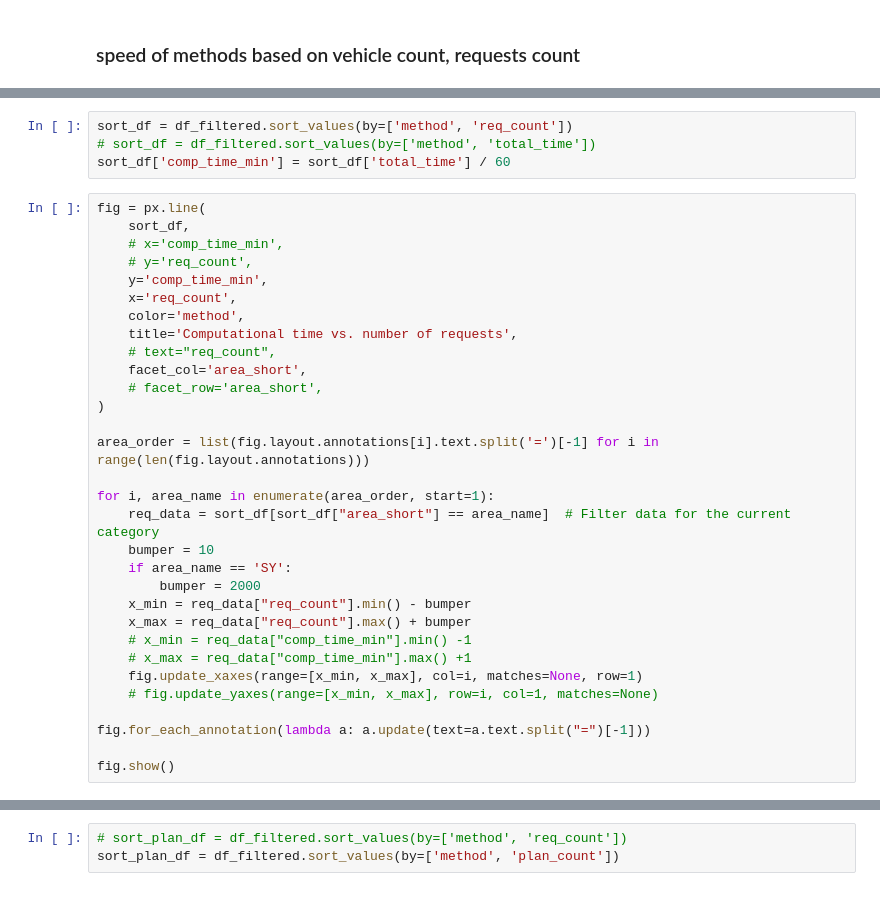
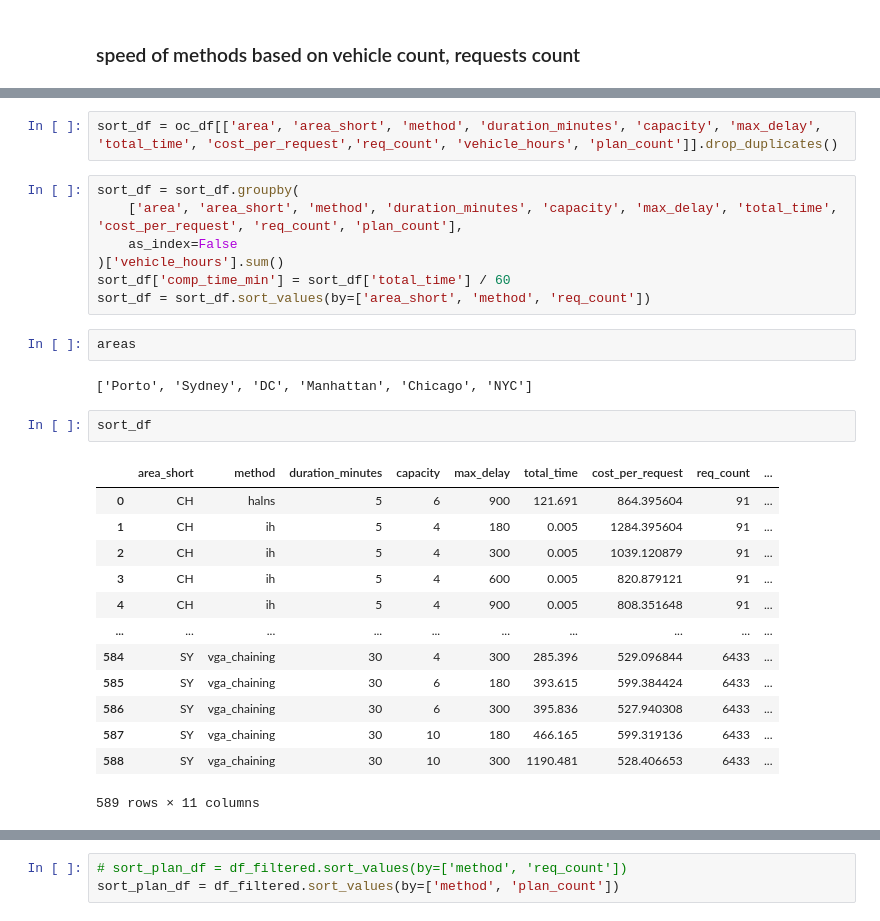
Before and after one commit to aicenter/Ridesharing_DARP_instances, a Jupyter notebook: python/nb/results-bc.ipynb, the cells around one changed output, grey strips where cells are left out. Saved outputs shown, nothing was run; the diff lists cells and outputs as text.

```diff
--- a/python/nb/results-bc.ipynb
+++ b/python/nb/results-bc.ipynb
@@ -939,35 +870,29 @@ df_filtered = oc_df[oc_df['cost_per_request'] > 0]
-# %%
-sort_df = df_filtered.sort_values(by=['method', 'req_count'])
-# sort_df = df_filtered.sort_values(by=['method', 'total_time'])
-sort_df['comp_time_min'] = sort_df['total_time'] / 60
-# %%
-fig = px.line(
-    sort_df,
-    # x='comp_time_min',
-    # y='req_count',
-    y='comp_time_min',
-    x='req_count',
-    color='method',
-    title='Computational time vs. number of requests',
-    # text="req_count",
-    facet_col='area_short',
-    # facet_row='area_short',
-)
-
-area_order = list(fig.layout.annotations[i].text.split('=')[-1] for i in range(len(fig.layout.annotations)))
-
-for i, area_name in enumerate(area_order, start=1):
-    req_data = sort_df[sort_df["area_short"] == area_name]  # Filter data for the current category
-    bumper = 10
-    if area_name == 'SY':
-        bumper = 2000
-    x_min = req_data["req_count"].min() - bumper
-    x_max = req_data["req_count"].max() + bumper
-    # x_min = req_data["comp_time_min"].min() -1
-    # x_max = req_data["comp_time_min"].max() +1
-    fig.update_xaxes(range=[x_min, x_max], col=i, matches=None, row=1)
-    # fig.update_yaxes(range=[x_min, x_max], row=i, col=1, matches=None)
-
-fig.for_each_annotation(lambda a: a.update(text=a.text.split("=")[-1]))
-
-fig.show()
+# %%
+sort_df = oc_df[['area', 'area_short', 'method', 'duration_minutes', 'capacity', 'max_delay', 'total_time', 'cost_per_request','req_count', 'vehicle_hours', 'plan_count']].drop_duplicates()
+# %%
+sort_df = sort_df.groupby(
+    ['area', 'area_short', 'method', 'duration_minutes', 'capacity', 'max_delay', 'total_time', 'cost_per_request', 'req_count', 'plan_count'],
+    as_index=False
+)['vehicle_hours'].sum()
+sort_df['comp_time_min'] = sort_df['total_time'] / 60
+sort_df = sort_df.sort_values(by=['area_short', 'method', 'req_count'])
+# %%
+areas
+# %% [output]
+['Porto', 'Sydney', 'DC', 'Manhattan', 'Chicago', 'NYC']
+# %%
+sort_df
+# %% [output]
+|  | area_short | method | duration_minutes | capacity | max_delay | total_time | cost_per_request | req_count | ... |
+| 0 | CH | halns | 5 | 6 | 900 | 121.691 | 864.395604 | 91 | ... |
+| 1 | CH | ih | 5 | 4 | 180 | 0.005 | 1284.395604 | 91 | ... |
+| 2 | CH | ih | 5 | 4 | 300 | 0.005 | 1039.120879 | 91 | ... |
+| 3 | CH | ih | 5 | 4 | 600 | 0.005 | 820.879121 | 91 | ... |
+| 4 | CH | ih | 5 | 4 | 900 | 0.005 | 808.351648 | 91 | ... |
+| ... | ... | ... | ... | ... | ... | ... | ... | ... | ... |
+| 584 | SY | vga_chaining | 30 | 4 | 300 | 285.396 | 529.096844 | 6433 | ... |
+| 585 | SY | vga_chaining | 30 | 6 | 180 | 393.615 | 599.384424 | 6433 | ... |
+| 586 | SY | vga_chaining | 30 | 6 | 300 | 395.836 | 527.940308 | 6433 | ... |
+| 587 | SY | vga_chaining | 30 | 10 | 180 | 466.165 | 599.319136 | 6433 | ... |
+| 588 | SY | vga_chaining | 30 | 10 | 300 | 1190.481 | 528.406653 | 6433 | ... |
+589 rows × 11 columns
```
Also changed, not shown: parts of 74 cells of this notebook, 11 other files.
